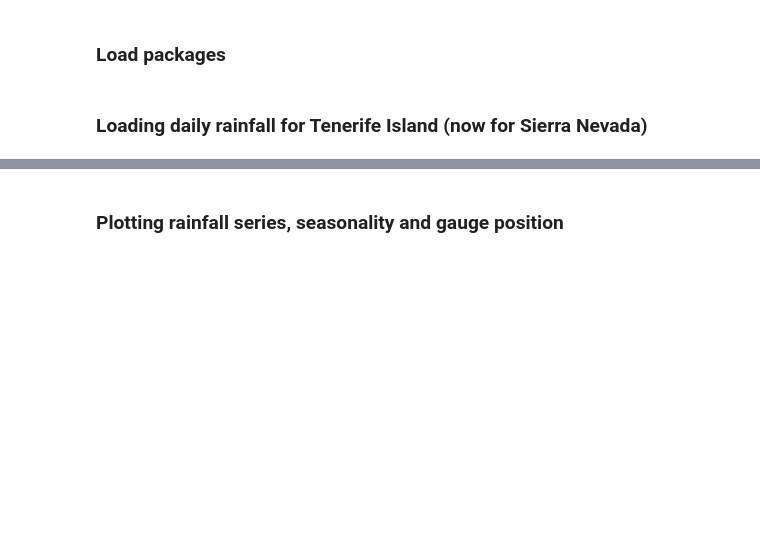
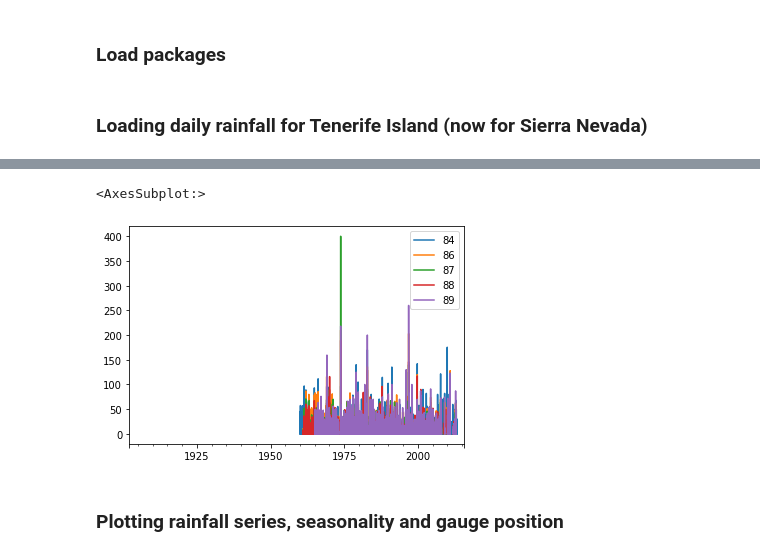
Before and after one commit to IHCantabria/NEOPRENE, a Jupyter notebook: notebooks/STNSRP_test_SN.ipynb, the cells around one changed output, grey strips where cells are left out. Saved outputs shown, nothing was run; the diff lists cells and outputs as text; code cells hidden in the pictures; blank space fills up the shorter version.

```diff
--- a/notebooks/STNSRP_test-Copy1.ipynb
+++ b/notebooks/STNSRP_test_SN.ipynb
@@ -52,24 +58,28 @@ path_1 = './auxiliary-materials/SIERRA_NEVADA/'
 # %%
 ## Loading rainfall series
-Series_SN = pd.read_csv(path_1 + 'DailyGuadalfeo.csv', index_col=0, parse_dates=True)
+Series_SN = pd.read_csv(path_1 + 'DailySN.csv', index_col=0, parse_dates=True)
 Series_SN[Series_SN.values<0]=np.nan
 Input_Series=Series_SN.copy()
 del Series_SN
 # %%
 ## Loading attributes for the series
-Attributes_SN = pd.read_csv(path_1 + 'AtributosGuadalfeo.csv', index_col=0)
+Attributes_SN = pd.read_csv(path_1 + 'AtributosSN.csv', index_col=0)
 Input_Attr=pd.DataFrame()
 Input_Attr['ID']=[str(i) for i in Attributes_SN.field_1.values]
 Input_Attr['X']=Attributes_SN.Long.values
 Input_Attr['Y']=Attributes_SN.Lat.values
 Input_Attr['Elevation']=Attributes_SN.field_4.values
+del Attributes_SN
+# %%
+Input_Attr = Input_Attr.iloc[0:5]
 # %%
 ## Shorting ID series to match with Input_Attr
 Input_Series = Input_Series[Input_Attr.ID]
-# %%
-## Quitar esto. Por ahora selecciono únicamente 5 estaciones para que no tarde tanto
-Input_Series = Input_Series.iloc[: , 0:5]
-Input_Attr = Input_Attr.head(5)
+# %%
+Input_Series.plot()
+# %% [output]
+<AxesSubplot:>
+[figure, added]
 # %% [markdown]
 ### Plotting rainfall series, seasonality and gauge position
 # %%
```
Also changed, not shown: parts of 29 cells of this notebook, 21 other files.
